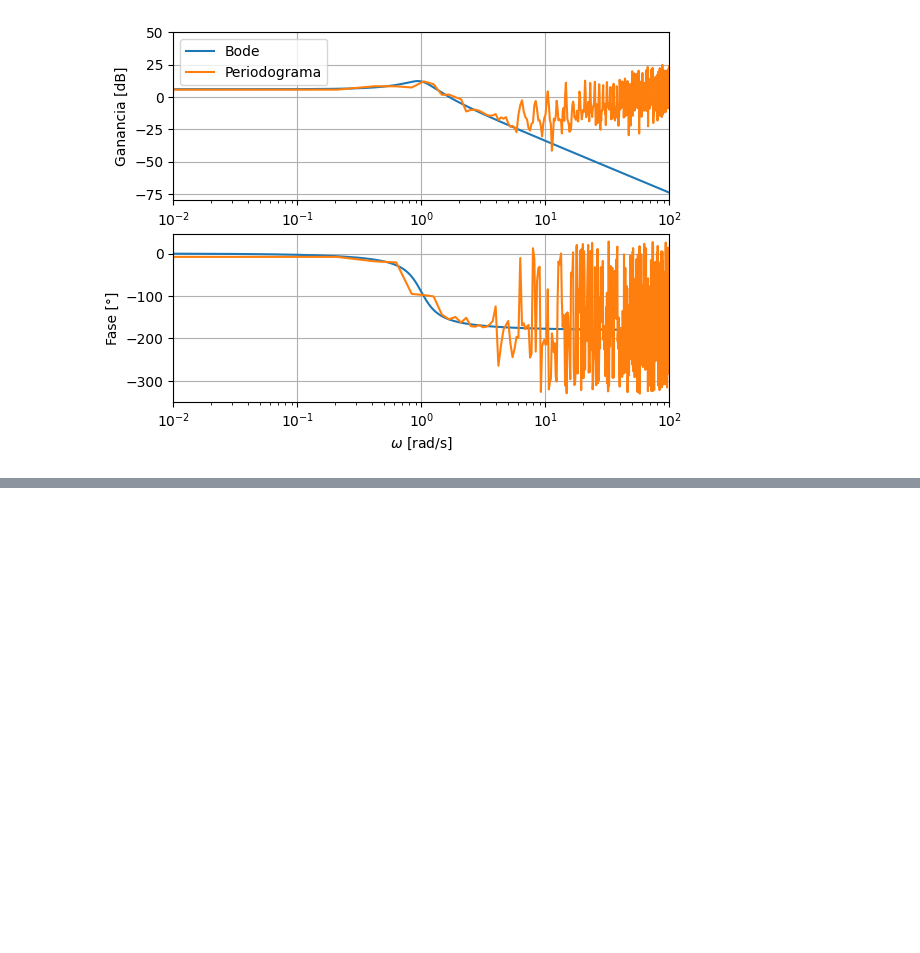
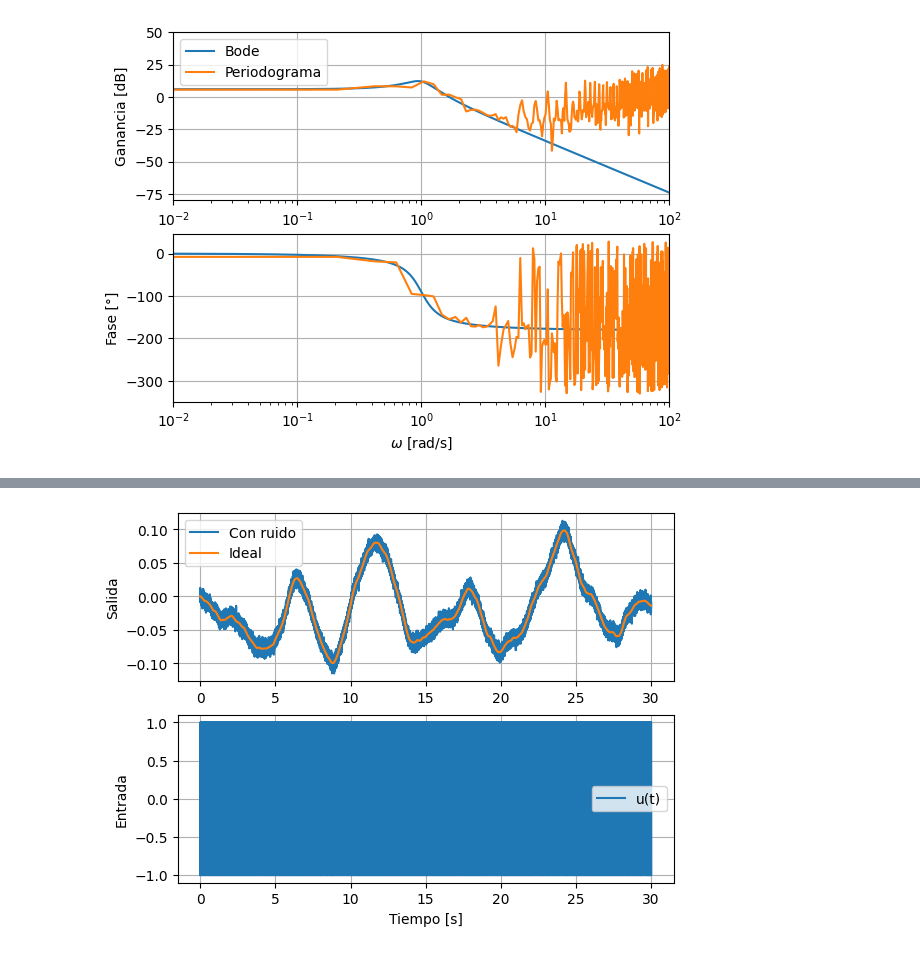
Before and after one commit to pgonfiuba/ica, a Jupyter notebook: 3. No parametrica/identificacion_espectral.ipynb, the cells around one changed output, grey strips where cells are left out. Saved outputs shown, nothing was run; the diff lists cells and outputs as text; code cells hidden in the pictures; blank space fills up the shorter version.

Commit message:
correlograma

```diff
--- a/3. No parametrica/identificacion_espectral.ipynb
+++ b/3. No parametrica/identificacion_espectral.ipynb
@@ -172,0 +177,93 @@ _ = identicar_periodograma(t,u_rand,v,window=True)
+# %%
+from scipy.signal import csd, welch
+
+# Armo una función para llamarla con distintas entradas
+def identicar_correlograma(t,u,v,window=False,plot=True):
+    # Respuesta en Frecuencia de un Motor de CC
+    s=ctrl.TransferFunction.s
+
+    # Modelo de la Planta
+    G= 2/(s**2+0.5*s+1)
+
+    N = len(t)
+    w_min = 0.01
+    w_max = 100
+
+    # Bode Exacto
+    mag,phase,w_calc = ctrl.bode_plot(G,plot=False,omega_limits=[w_min,w_max])
+    # parámetros
+    Ts = t[1]-t[0]
+
+    _,y = ctrl.forced_response(G, U=u, T=t)+v
+
+    if plot:
+        plt.figure()
+        plt.subplot(211)
+        plt.plot(t,y,label='Con ruido')
+        plt.plot(t,y-v,label='Ideal')
+        plt.grid(); plt.legend()
+        #plt.xlabel('Tiempo [s]')
+        plt.ylabel('Salida')
+        plt.subplot(212)
+        plt.plot(t,u,label='u(t)')
+        plt.grid(); plt.legend()
+        plt.xlabel('Tiempo [s]')
+        plt.ylabel('Entrada')
+        plt.show()
+
+    # Estimación del espectro por periodograma
+    win = np.ones_like(y)
+    if window:
+        win = signal.windows.hann(len(y))   # Hann, pero puede ser hamming, blackman, etc.
+
+    ruy = np.correlate(y,u,'same')
+    ruu = np.correlate(u,u,'same')
+
+    Puy = np.fft.fft(ruy*win)
+    Puu = np.fft.fft(ruu*win)
+    w = np.fft.fftfreq(N, Ts)*2*np.pi
+    G_corr = Puy/Puu
+
+    # Estimación de la función de transferencia (empírica)
+    G_corr = Puy / Puu
+
+    mag_ident= np.abs(G_corr[0:N//2])
+    phase_ident = np.angle(G_corr[0:N//2])
+    phase_ident = np.where(phase_ident > 0.5, phase_ident - 2*np.pi, phase_ident)
+    phase_ident *= 180/np.pi
+    w_ident = w[0:N//2]
+
+    if plot:
+        plt.figure()
+        plt.subplot(211)
+        plt.semilogx(w_calc,20*np.log10(mag),label='Bode')
+        plt.semilogx(w_ident,20*np.log10(mag_ident),label='Correlograma')
+        plt.xlim(w_min,w_max)
+        plt.ylabel('Ganancia [dB]')
+        plt.legend()
+        plt.grid()
+        plt.subplot(212)
+        plt.semilogx(w_calc,phase*180/np.pi,label='Bode')
+        plt.semilogx(w_ident,phase_ident,label='Correlograma')
+        plt.xlim(w_min,w_max)
+        plt.ylabel('Fase [°]')
+        plt.xlabel('$\omega$ [rad/s]')
+        #plt.legend()
+        plt.grid()
+
+    return mag_ident,phase_ident,w_ident, mag, phase, w_calc
+
+# Ensayo 1: Señal estocástica
+# Cantidad de samples: Podemos ver que llega un punto que no ganamos mucho aumentando las muestras
+N = 50000
+# Vector de tiempos
+t = np.linspace(0, 30, N)
+# Señal de excitación
+u = np.sign(np.random.randn(N))
+# Perturbación
+# Variando el desvío vemos cómo el aumento de SNR mejora la estimación
+v0 = 0.005
+v = v0*np.random.randn(N)
+_ = identicar_correlograma(t,u,v,window=True)
+# %% [output]
+[figure, added]
```
Also changed, not shown: parts of 4 cells of this notebook.
